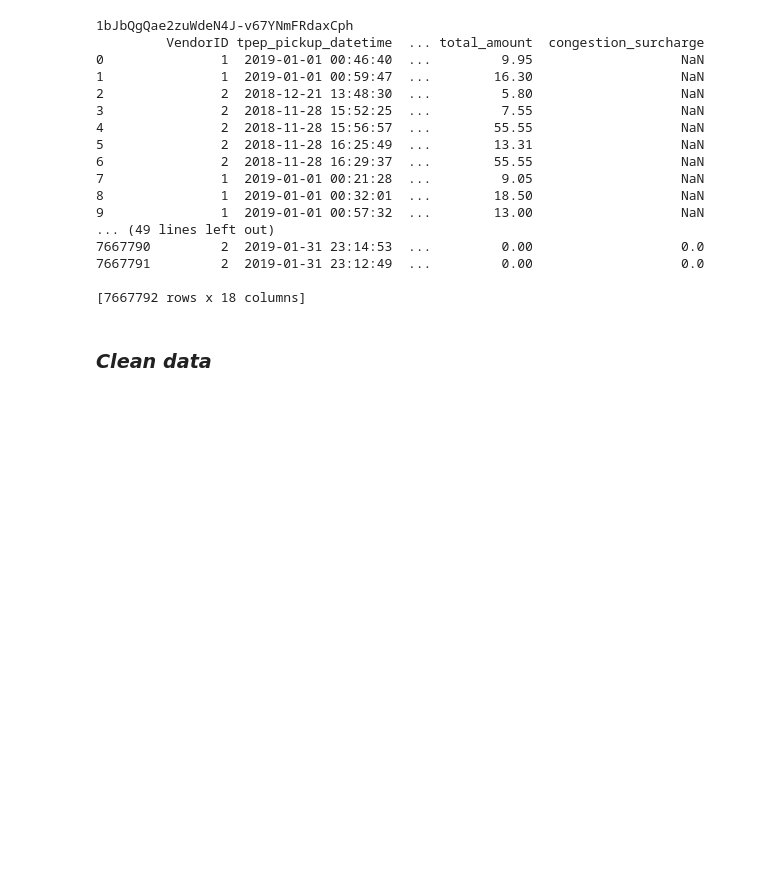
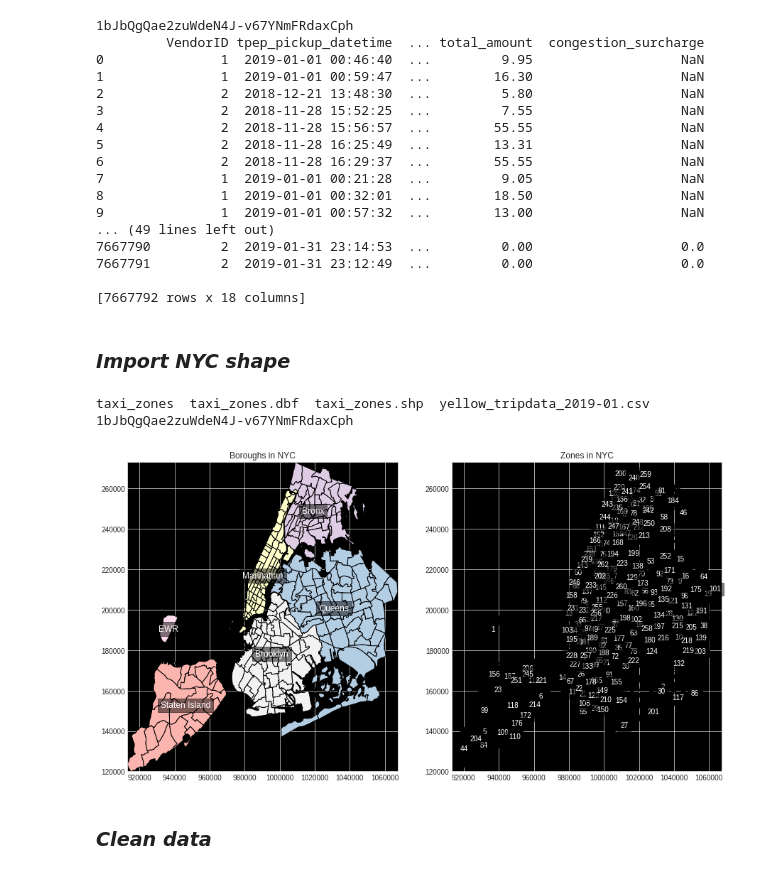
Before and after one commit to timnll/ProjetBigData, a Jupyter notebook: NYC_Taxi_Records.ipynb, the cells around one changed output. Cells and saved outputs as stored; diff of their text form; code cells hidden in the pictures; blank space fills up the shorter version.

```diff
--- a/NYC_Taxi_Records.ipynb
+++ b/NYC_Taxi_Records.ipynb
@@ -62,6 +243,43 @@ print (datas_2019_01)
 7667791         2  2019-01-31 23:12:49  ...         0.00                   0.0
 
 [7667792 rows x 18 columns]
+# %% [markdown]
+### *Import NYC shape*
+# %%
+!ls "/content/drive/My Drive/Projet_Big_Data"
+
+#link2 = 'https://drive.google.com/open?id=1bxIZN6o8vt9vIRjMCOe5sVtID0PVmWg0' #shareable link
+#link3 = 'https://drive.google.com/open?id=1eyX2FrjGILBmYCn-E3qOQ890YvTvWyjB'
+#link4 = 'https://drive.google.com/open?id=1Szvn1OUXMY7OsBityUD-OoAnV8hjY84t'
+
+#fluff2, id2 = link3.split('=')
+#fluff3, id3 = link4.split('=')
+print (id) # Verify that you have everything after '='
+
+#downloaded2 = drive.CreateFile({'id':id})
+#downloaded2.GetContentFile('taxi_zones')
+
+sf = shapefile.Reader("/content/drive/My Drive/Projet_Big_Data/taxi_zones")
+fields_name = [field[0] for field in sf.fields[1:]]
+shp_dic = dict(zip(fields_name, list(range(len(fields_name)))))
+attributes = sf.records()
+shp_attr = [dict(zip(fields_name, attr)) for attr in attributes]
+
+df_loc = pd.DataFrame(shp_attr).join(get_lat_lon(sf).set_index("LocationID"), on="LocationID")
+df_loc.head()
+
+
+fig, ax = plt.subplots(nrows=1, ncols=2, figsize=(15,8))
+ax = plt.subplot(1, 2, 1)
+ax.set_title("Boroughs in NYC")
+draw_region_map(ax, sf)
+ax = plt.subplot(1, 2, 2)
+ax.set_title("Zones in NYC")
+draw_zone_map(ax, sf)
+# %% [output]
+taxi_zones  taxi_zones.dbf  taxi_zones.shp  yellow_tripdata_2019-01.csv
+1bJbQgQae2zuWdeN4J-v67YNmFRdaxCph
+[figure, added]
 # %% [markdown]
 ### *Clean data*
 # %%
```
Also changed, not shown: parts of 8 cells of this notebook.
